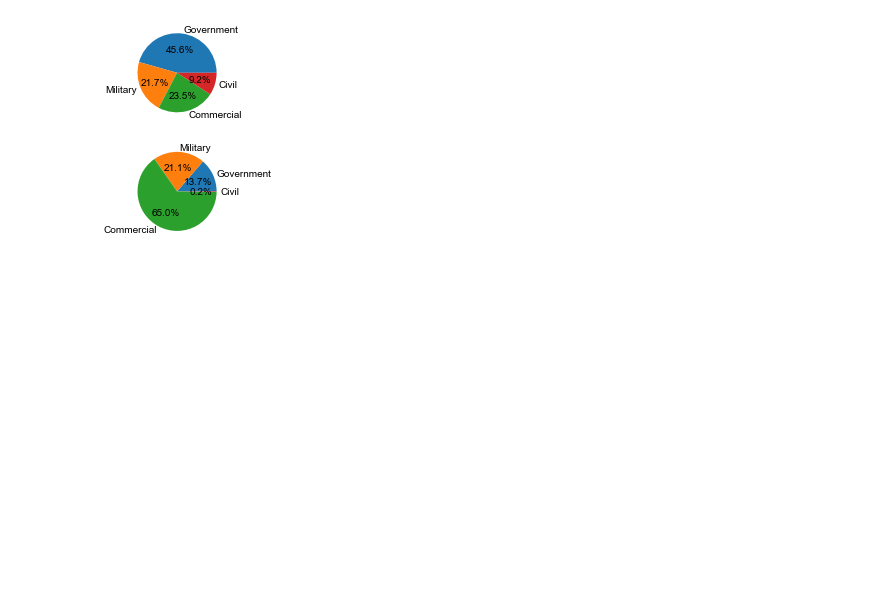
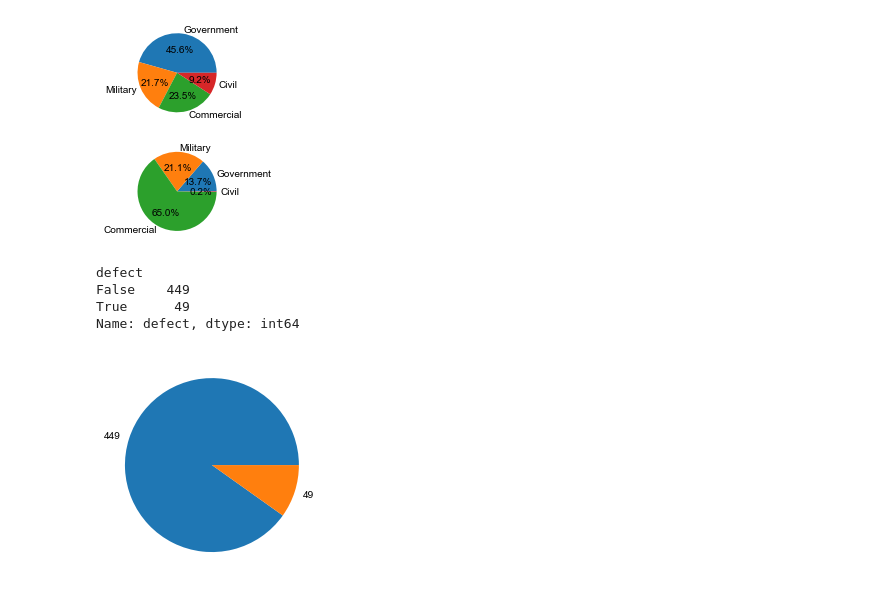
Before and after one commit to luxiaotong/statistics_for_engineering, a Jupyter notebook: ch2.ipynb, the cells around one changed output. Drawn from its saved outputs; the diff is of its cells as text; code cells hidden in the pictures; blank space fills up the shorter version.

```diff
--- a/ch2.ipynb
+++ b/ch2.ipynb
@@ -112,3 +112,16 @@ axs[1].pie(x, labels=labels, autopct='%1.1f%%')
 plt.show()
 # %% [output]
 [figure]
+# %%
+# 2.10
+df = pd.read_excel('./data/SWDEFECTS.xls')
+y = df.groupby(["defect"])["defect"].count()
+print(y)
+plt.pie(y, labels=y.index)
+plt.show()
+# %% [output]
+defect
+False    449
+True      49
+Name: defect, dtype: int64
+[figure, added]
```
Also changed, not shown: parts of 1 cell of this notebook, 2 other files.
